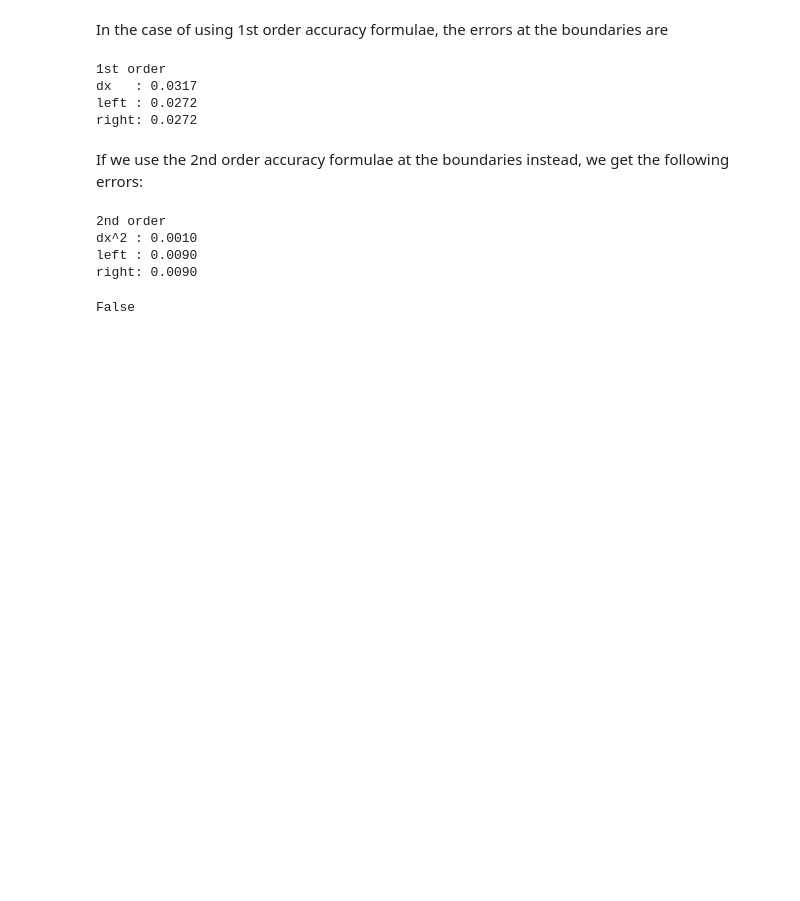
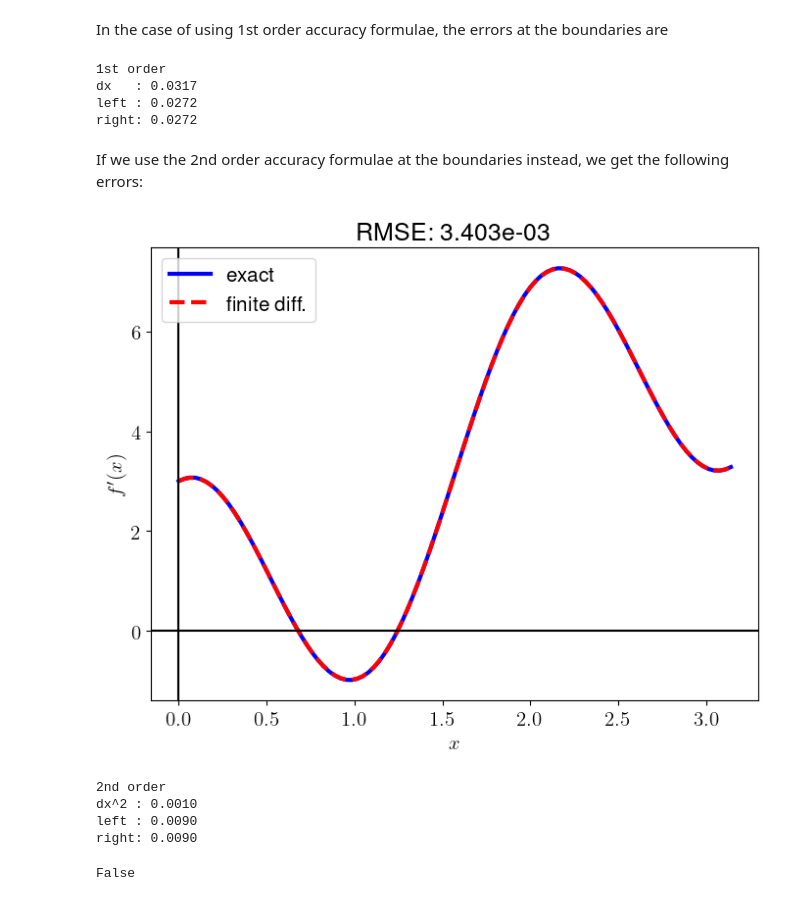
Before and after one commit to mgjeon/mgjeon.github.io, a Jupyter notebook: posts/derivative-of-1d-scalar-function/index.ipynb, the cells around one changed output. Saved outputs shown, nothing was run; the diff lists cells and outputs as text; code cells hidden in the pictures; blank space fills up the shorter version.

```diff
--- a/posts/derivative-of-1d-scalar-function/index.ipynb
+++ b/posts/derivative-of-1d-scalar-function/index.ipynb
@@ -150,4 +150,46 @@ left : 0.0272
 right: 0.0272
 # %% [markdown]
 If we use the 2nd order accuracy formulae at the boundaries instead, we get the following errors:
+# %%
+import numpy as np
+import matplotlib.pyplot as plt
+
+func = lambda x: x**2 + np.sin(3*x)
+
+x = np.linspace(0, np.pi, 100)
+f = func(x)
+
+# calculate the spacing dx
+dx = x[1]-x[0]
+# you can use np.diff
+# dx = np.diff(x)[0] or
+# dx = np.mean(np.diff(x))
+
+# create an array with the same shape as `f`
+df_dx = np.zeros_like(f)
+
+# forward difference (2nd order) at the left boundary
+df_dx[0] = (-3*f[0] + 4*f[1] - f[2]) / (2*dx)
+
+# backward difference (2nd order) at the right boundary
+df_dx[-1] = (3*f[-1] - 4*f[-2] + f[-3]) / (2*dx)
+
+# central difference (2nd accuracy) within the domain
+df_dx[1:-1] = (f[2:] - f[:-2]) / (2*dx)
+
+# plot for comparison
+exact_d_func = lambda x: 2*x + 3*np.cos(3*x)
+df_dx_exact = exact_d_func(x)
+plt.plot(x, df_dx_exact, 'b-', lw=3, label="exact")
+plt.plot(x, df_dx, 'r--', lw=3, label="finite diff.")
+plt.axvline(0, color='k')
+plt.axhline(0, color='k')
+plt.xlabel(r"$x$")
+plt.ylabel(r"$f'(x)$")
+RMSE = np.sqrt(np.mean((df_dx_exact - df_dx)**2))
+plt.title(f"RMSE: {RMSE:.3e}")
+plt.legend()
+plt.show()
+# %% [output]
+[figure, added]
 # %%
```
Also changed, not shown: parts of 5 cells of this notebook.
